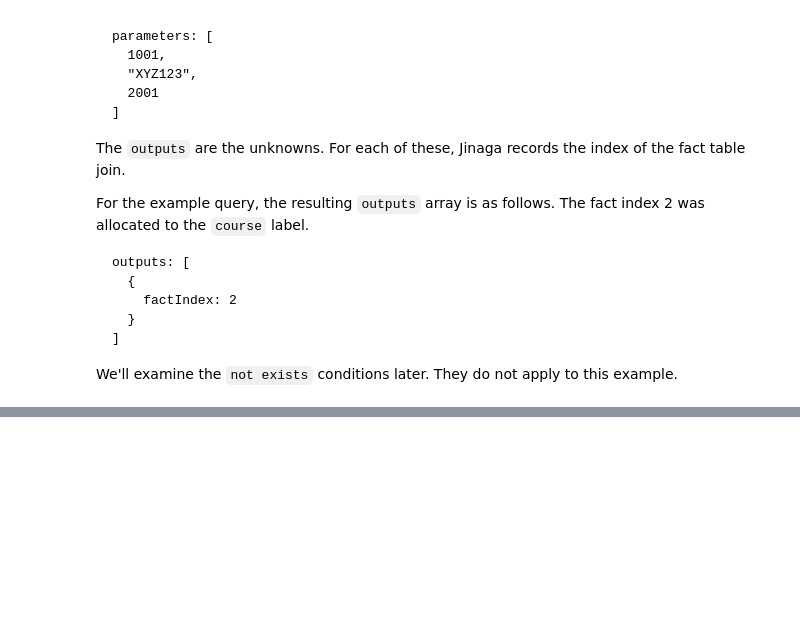
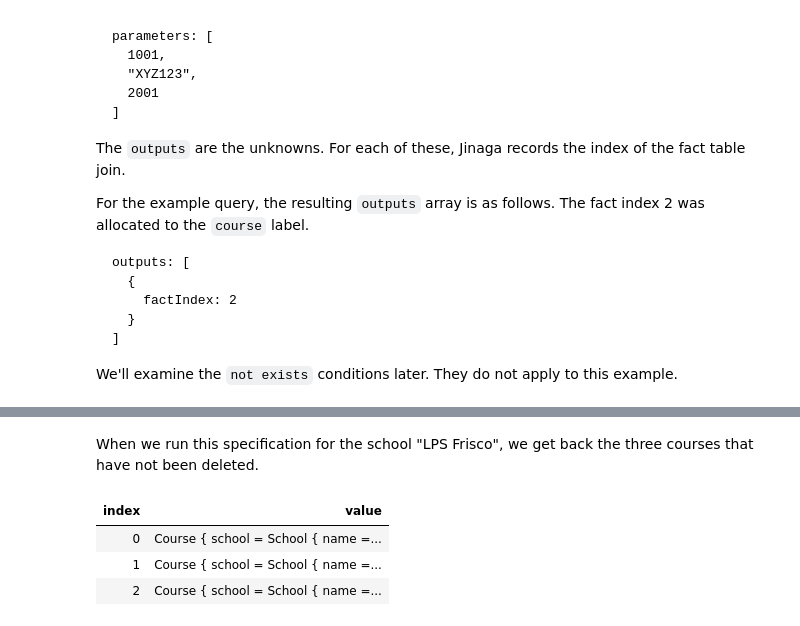
Before and after one commit to jinaga/jinaga-server, a Jupyter notebook: docs/sql/SQL Generation.ipynb, the cells around one changed output, grey strips where cells are left out. Drawn from its saved outputs; the diff is of its cells as text; code cells hidden in the pictures; blank space fills up the shorter version.

```diff
--- a/docs/sql/SQL Generation.ipynb
+++ b/docs/sql/SQL Generation.ipynb
@@ -371,0 +415,11 @@ ORDER BY f2.fact_id ASC
+# %% [markdown]
+When we run this specification for the school "LPS Frisco", we get back the three courses that have not been deleted.
+# %%
+var catalogNotDeleted = await j.Query(lps, coursesInSchoolNotDeleted);
+
+catalogNotDeleted
+# %% [output]
+| index | value |
+| 0 | Course { school = School { name =... |
+| 1 | Course { school = School { name =... |
+| 2 | Course { school = School { name =... |
```
Also changed, not shown: parts of 11 cells of this notebook.
